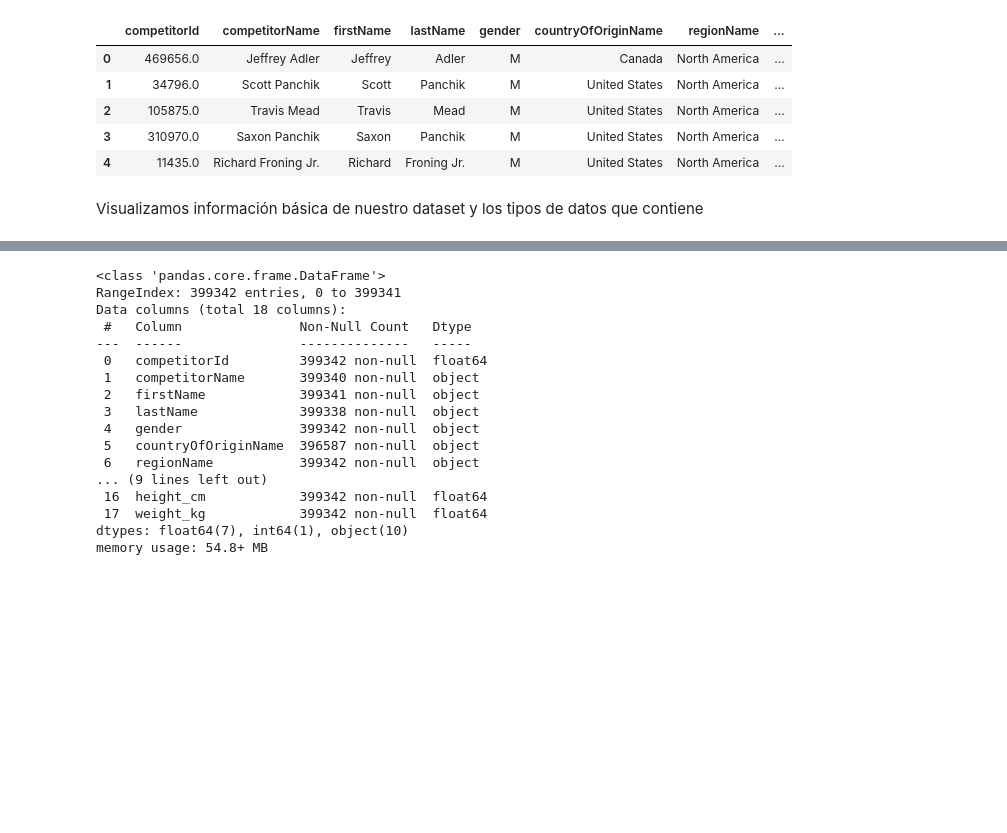
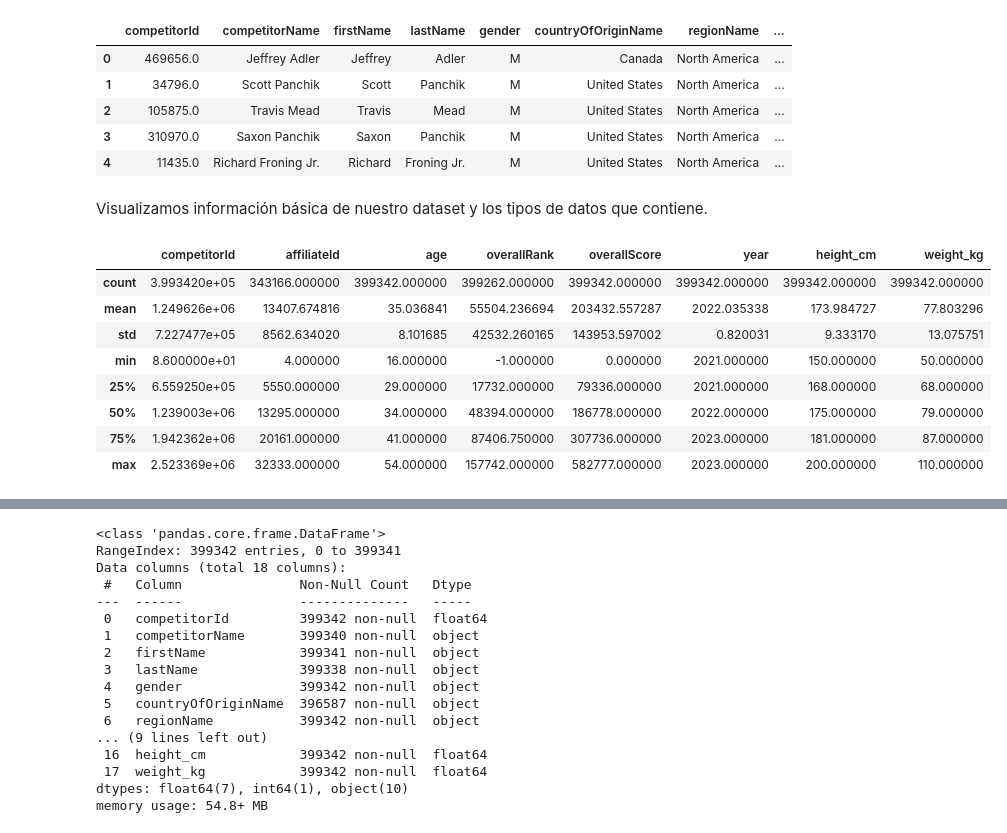
Before and after one commit to viictorhp/EDA-analysis-first-project, a Jupyter notebook: notebooks/edaanalysis.ipynb, the cells around one changed output, grey strips where cells are left out. Drawn from its saved outputs; the diff is of its cells as text; code cells hidden in the pictures; blank space fills up the shorter version.

Commit message:
Actualizo cambios. Casi finalizada fase 1 de exploración de los datos e inicio la fase 2 de limpieza y transformación

```diff
--- a/notebooks/edaanalysis.ipynb
+++ b/notebooks/edaanalysis.ipynb
@@ -50,4 +50,16 @@ crossfit_df.head (5)
 | 3 | 310970.0 | Saxon Panchik | Saxon | Panchik | M | United States | North America | ... |
 | 4 | 11435.0 | Richard Froning Jr. | Richard | Froning Jr. | M | United States | North America | ... |
 # %% [markdown]
-Visualizamos información básica de nuestro dataset y los tipos de datos que contiene
+Visualizamos información básica de nuestro dataset y los tipos de datos que contiene.
+# %%
+crossfit_df.describe()
+# %% [output]
+|  | competitorId | affiliateId | age | overallRank | overallScore | year | height_cm | weight_kg |
+| count | 3.993420e+05 | 343166.000000 | 399342.000000 | 399262.000000 | 399342.000000 | 399342.000000 | 399342.000000 | 399342.000000 |
+| mean | 1.249626e+06 | 13407.674816 | 35.036841 | 55504.236694 | 203432.557287 | 2022.035338 | 173.984727 | 77.803296 |
+| std | 7.227477e+05 | 8562.634020 | 8.101685 | 42532.260165 | 143953.597002 | 0.820031 | 9.333170 | 13.075751 |
+| min | 8.600000e+01 | 4.000000 | 16.000000 | -1.000000 | 0.000000 | 2021.000000 | 150.000000 | 50.000000 |
+| 25% | 6.559250e+05 | 5550.000000 | 29.000000 | 17732.000000 | 79336.000000 | 2021.000000 | 168.000000 | 68.000000 |
+| 50% | 1.239003e+06 | 13295.000000 | 34.000000 | 48394.000000 | 186778.000000 | 2022.000000 | 175.000000 | 79.000000 |
+| 75% | 1.942362e+06 | 20161.000000 | 41.000000 | 87406.750000 | 307736.000000 | 2023.000000 | 181.000000 | 87.000000 |
+| max | 2.523369e+06 | 32333.000000 | 54.000000 | 157742.000000 | 582777.000000 | 2023.000000 | 200.000000 | 110.000000 |
```
Also changed, not shown: parts of 26 cells of this notebook, 1 other file.
